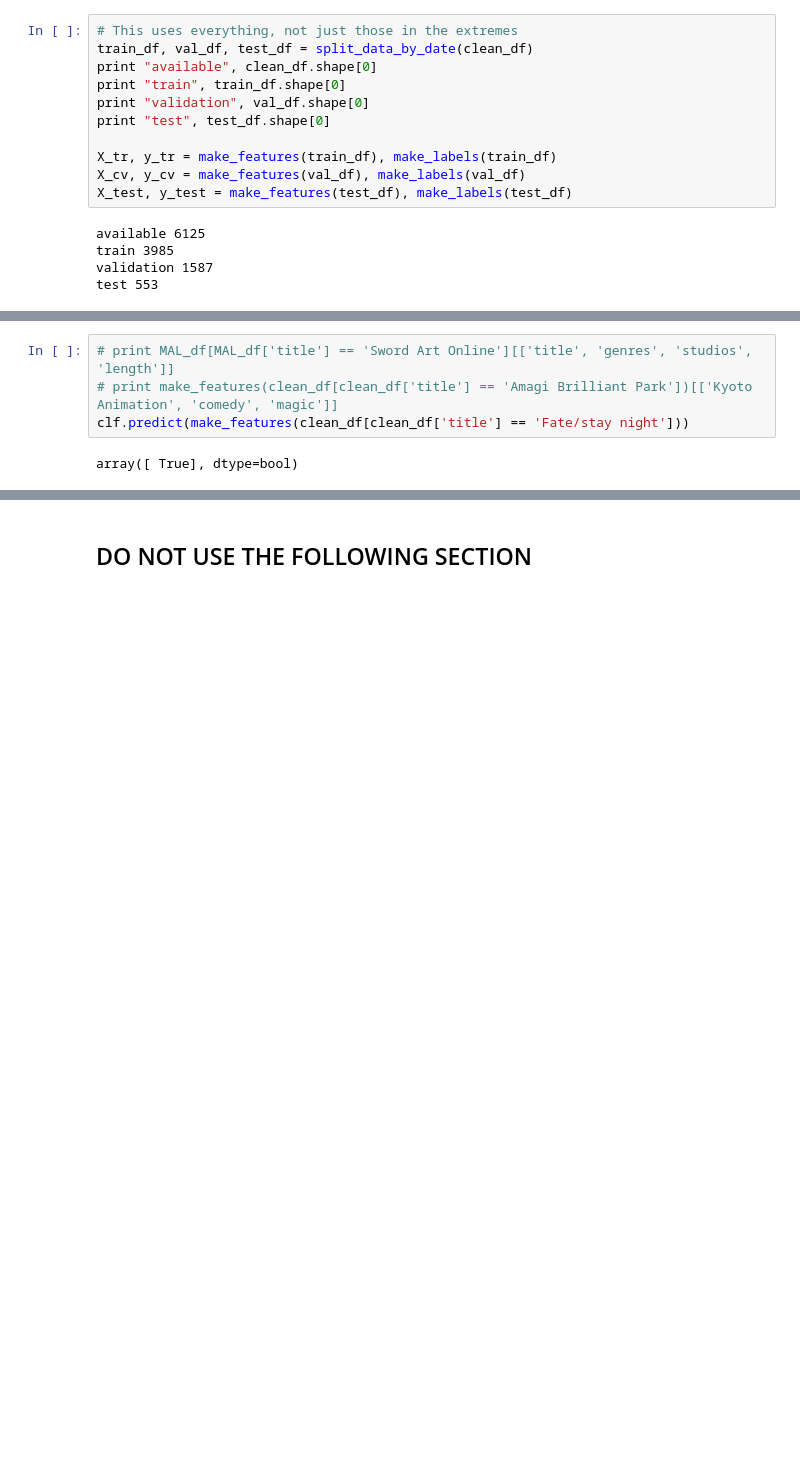
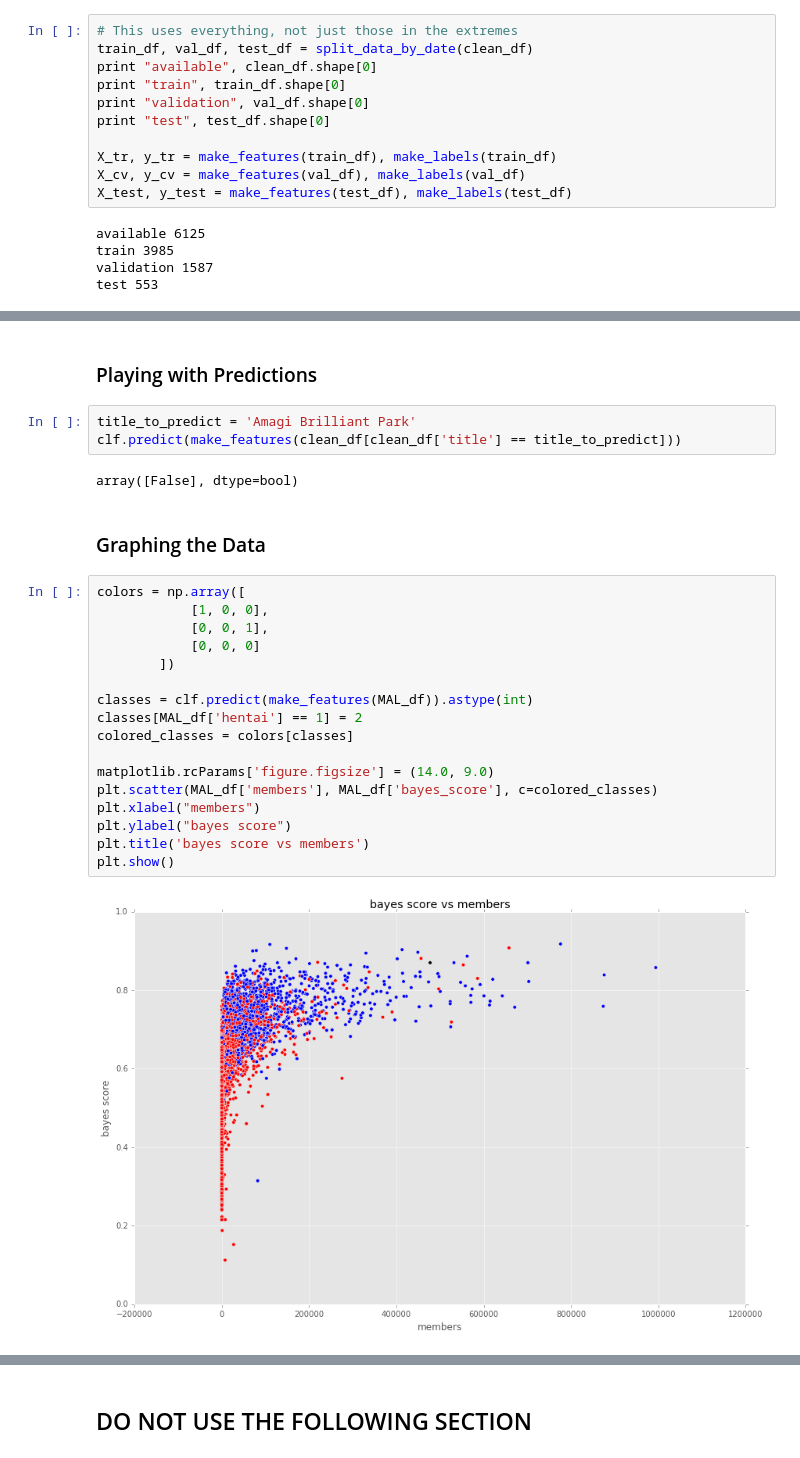
Before and after one commit to FourSwordKirby/MALDataScience, a Jupyter notebook: more_stats.ipynb, the cells around one changed output, grey strips where cells are left out. Drawn from its saved outputs; the diff is of its cells as text; blank space fills up the shorter version.

```diff
--- a/more_stats.ipynb
+++ b/more_stats.ipynb
@@ -1011,6 +1006,28 @@ sorted(zip(feature_names, clf.coef_[0]), key=lambda x : np.abs(x[1]), reverse=Tr
-# %%
-# print MAL_df[MAL_df['title'] == 'Sword Art Online'][['title', 'genres', 'studios', 'length']]
-# print make_features(clean_df[clean_df['title'] == 'Amagi Brilliant Park'])[['Kyoto Animation', 'comedy', 'magic']]
-clf.predict(make_features(clean_df[clean_df['title'] == 'Fate/stay night']))
-# %% [output]
-array([ True], dtype=bool)
+# %% [markdown]
+### Playing with Predictions
+# %%
+title_to_predict = 'Amagi Brilliant Park'
+clf.predict(make_features(clean_df[clean_df['title'] == title_to_predict]))
+# %% [output]
+array([False], dtype=bool)
+# %% [markdown]
+### Graphing the Data
+# %%
+colors = np.array([
+            [1, 0, 0],
+            [0, 0, 1],
+            [0, 0, 0]
+        ])
+
+classes = clf.predict(make_features(MAL_df)).astype(int)
+classes[MAL_df['hentai'] == 1] = 2
+colored_classes = colors[classes]
+
+matplotlib.rcParams['figure.figsize'] = (14.0, 9.0)
+plt.scatter(MAL_df['members'], MAL_df['bayes_score'], c=colored_classes)
+plt.xlabel("members")
+plt.ylabel("bayes score")
+plt.title('bayes score vs members')
+plt.show()
+# %% [output]
+[figure, added]
```
Also changed, not shown: parts of 18 cells of this notebook.
